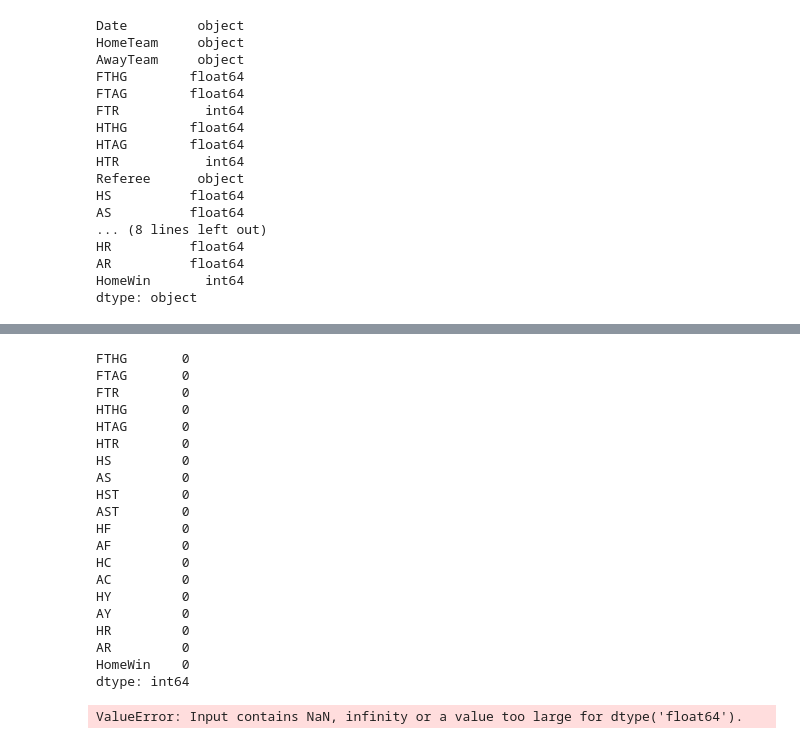
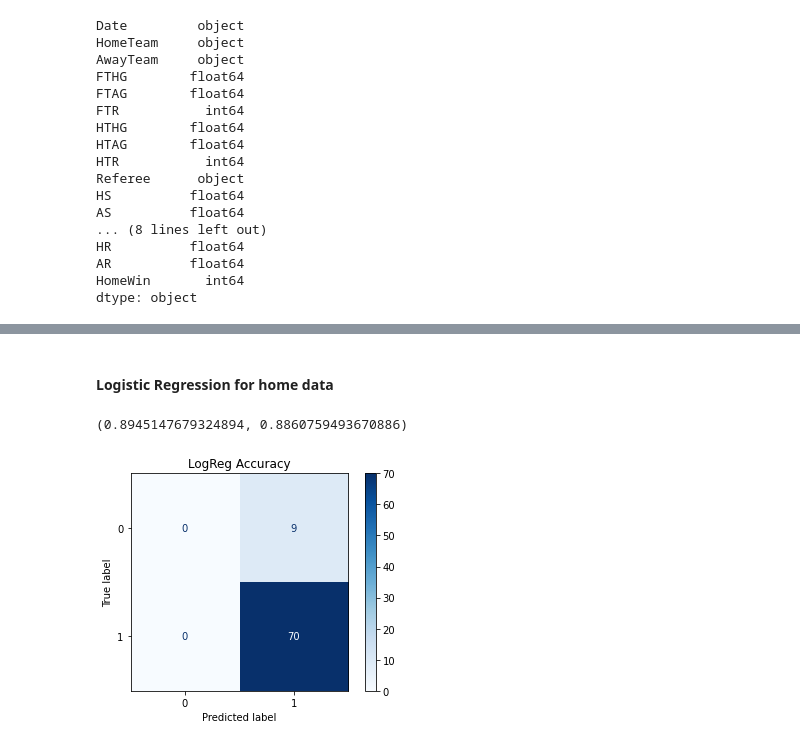
Before and after one commit to Devin-Hite/home-field-predictor, a Jupyter notebook: Code/Modeling.ipynb, the cells around one changed output, grey strips where cells are left out. Cells and saved outputs as stored; diff of their text form; code cells hidden in the pictures.

```diff
--- a/Code/Modeling.ipynb
+++ b/Code/Modeling.ipynb
@@ -36,4 +44,6 @@ df
 # %%
-df['FTR'] = df['FTR'].map({'H': 2, 'D': 2, 'A': 1})
-df['HTR'] = df['HTR'].map({'H': 2, 'D': 2, 'A': 1})
+#Mapping full time and half time results to show wins and draws combined to be undefeated as 2, and losses as 1
+
+df_home['FTR'] = df_home['FTR'].map({'H': 2, 'D': 2, 'A': 1})
+df_home['HTR'] = df_home['HTR'].map({'H': 2, 'D': 2, 'A': 1})
 # %%
@@ -76,38 +110,37 @@ df['AR'] = df['AR'].astype(int)
+# %%
+# Turning the referee and away team string columns into dummy columns
+
+df_home = pd.concat([df_home, pd.get_dummies(df_home['Referee'])], axis=1)
+df_home = pd.concat([df_home, pd.get_dummies(df_home['AwayTeam'])], axis=1)
 # %%
-df = df.drop(columns = ['HomeTeam', 'AwayTeam', 'Referee', 'Date'])
-X = df.drop(columns = ['HomeWin'])
-y = df['HomeWin']
-X_train, X_test, y_train, y_test = train_test_split(X_r, y, random_state = 42)
+# setting up X and y variable columns for modeling and scaling them
+
+X = df_home.drop(columns = ['HomeWin', 'HomeTeam', 'AwayTeam', 'Referee', 'Date', 'FTHG', 'FTR'])
+y = df_home['HomeWin']
+X_train, X_test, y_train, y_test = train_test_split(X, y, random_state = 42, stratify = y)
 ss = StandardScaler()
 X_train_sc = ss.fit_transform(X_train)
 X_test_sc = ss.transform(X_test)
-# %%
-df.isnull().sum()
-# %% [output]
-FTHG       0
-FTAG       0
-FTR        0
-HTHG       0
-HTAG       0
-HTR        0
-HS         0
-AS         0
-HST        0
-AST        0
-HF         0
-AF         0
-HC         0
-AC         0
-HY         0
-AY         0
-HR         0
-AR         0
-HomeWin    0
-dtype: int64
+# %% [markdown]
+#### Logistic Regression for home data
 # %%
 #Logistic Regression Model
-logreg = LogisticRegression()
+
+logreg = LogisticRegression(C=.01)
 logreg.fit(X_train_sc, y_train)
 logreg.score(X_train_sc, y_train), logreg.score(X_test_sc, y_test)
 # %% [output]
-ValueError: Input contains NaN, infinity or a value too large for dtype('float64').
+(0.8945147679324894, 0.8860759493670886)
+# %%
+# Logistic regression confusion matrix
+
+test_preds_lr = logreg.predict(X_test_sc)
+
+pd.DataFrame(confusion_matrix(y_test, test_preds_lr))
+
+plot_confusion_matrix(logreg, X_test, y_test, cmap='Blues', values_format='d')
+plt.title('LogReg Accuracy');
+
+plt.savefig(r'C:\Users\Dask\Documents\Code\dsi\capstone\capstone\Figures\Logreg_matrix.jpg')
+# %% [output]
+[figure, added]
```
Also changed, not shown: parts of 50 cells of this notebook, 12 other files.
